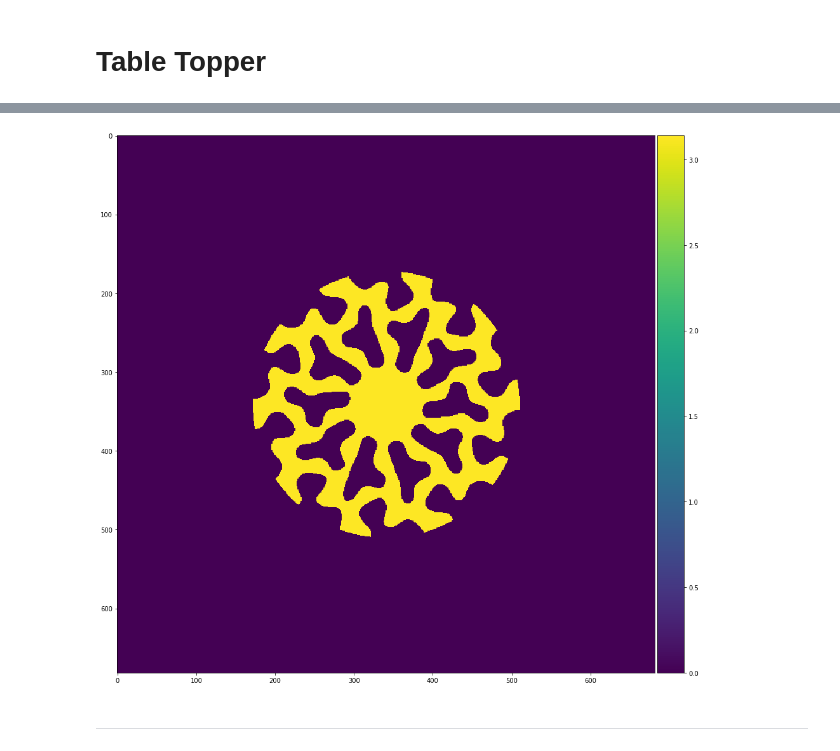
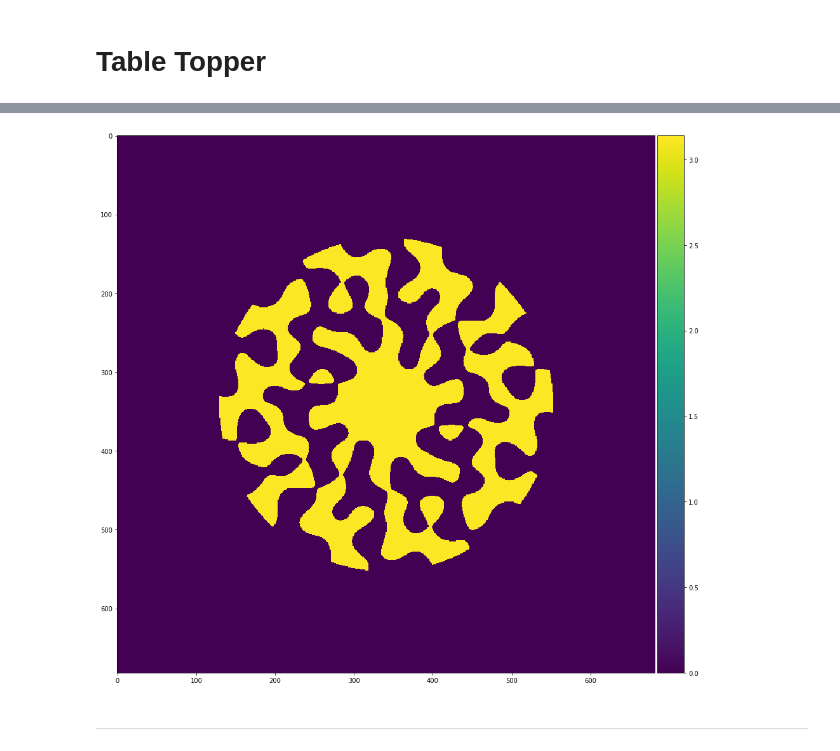
Before and after one commit to LouisDesdoigts/Pupil_design, a Jupyter notebook: Pupil_simulations/TableTopper.ipynb, the cells around one changed output, grey strips where cells are left out. Saved outputs shown, nothing was run; the diff lists cells and outputs as text; code cells hidden in the pictures.

```diff
--- a/Pupil_simulations/TableTopper.ipynb
+++ b/Pupil_simulations/TableTopper.ipynb
@@ -10,6 +10,8 @@ from numpy.fft import ifft2
 from numpy.fft import fftshift
 from numpy.fft import ifftshift
 from mpl_toolkits.axes_grid1 import make_axes_locatable
+
+image_path = "Images/"
 # %%
 def generate_spiral(gridsize, aperture, r_max, r_min, splits, settings):
     split = splits
@@ -89,7 +91,7 @@ def spiral(r, phi, aperture, r_max, r_min, split, first, second, third, fourth):
 #         v = np.complex(0,0)
     return v
 # %%
-def modify_FT(FT, p, sig1, sig2, mult=False):
+def modify_FT(FT, p, sig1, sig2, mult):
     shape = np.shape(FT)
     out = np.zeros(shape)
     mu = shape[0]//2
@@ -99,6 +101,7 @@ def modify_FT(FT, p, sig1, sig2, mult=False):
             g1 = gaussian(i, j, p, mu, sig1)
             g2 = gaussian(i, j, p, mu, sig2)
             G = g1-g2
+#             G = g1
             if G < 0:
                 G = 0
             if not mult:
@@ -127,21 +130,22 @@ def binarise(wf, aperture, r_max):
     black = -np.complex(1,0)
     v = np.complex(0,0)
 
-    R = []
-    A = []
+#     R = []
+#     A = []
 
     for i in range(gridsize):
         for j in range(gridsize):
             x = i - c
             y = j - c
             r = sampling*hypot(x,y)
-            R.append(r)
+#             R.append(r)
             if r > r_max:
                 wfarr[i][j] = v
             else:
 #                 wfarr[i][j] = black if np.angle(wf[i][j])/2 >= 1/(2**0.5) else white
-                wfarr[i][j] = black if np.abs(np.angle(wf[i][j])) > np.pi/4 else white
-            A.append(np.angle(wf[i][j]))
+                wfarr[i][j] = black if np.abs(np.angle(wf[i][j])) > np.pi/2 else white
+#                 wfarr[i][j] = black if np.abs(np.angle(wf[i][j])) > np.pi/4 else white
+#             A.append(np.angle(wf[i][j]))
 
     return wfarr
 
@@ -175,7 +179,7 @@ def iterate(wf, p, sig1, sig2, aperture, r_max, mult=False):
 # %%
-# from mpl_toolkits.mplot3d import Axes3D
+from mpl_toolkits.mplot3d import Axes3D
 
-# fig = plt.figure(figsize=(8,8))
-# ax = fig.add_subplot(111, projection='3d')
-# ax.plot_wireframe(X, Y, A, color='b')
-# plt.show()
+fig = plt.figure(figsize=(8,8))
+ax = fig.add_subplot(111, projection='3d')
+ax.plot_wireframe(X, Y, A, color='b')
+plt.show()
@@ -182,6 +188,6 @@ def iterate(wf, p, sig1, sig2, aperture, r_max, mult=False):
 # %%
-a = 2.5
-b = 8
+a = 3
+b = 1
 
 aperture = 0.015*a               # Aperture (m)
 gridsize = 1024*b                # Gridsize of the wavefront array
@@ -197,18 +203,21 @@ second = [[0,1],[1,0],[0,1],[1,0],[0,1],[1,0],[0,1],[1,0],[0,1],[1,1],[1,1],[1,1
 third  = [[1,0],[0,1],[1,0],[0,1],[1,0],[0,1],[1,0],[0,1],[1,0],[0,1],[1,1],[1,1],[1,0],[0,1],[1,0],[0,1]]
 fourth = [[0,1],[1,0],[0,1],[1,0],[0,1],[1,0],[0,1],[1,0],[0,1],[1,1],[1,1],[1,1],[0,1],[1,0],[0,1],[1,1]]
 settings = [first, second, third, fourth]
+design = "Orig"
 
 # first =  [[0, 1], [1, 0], [1, 1], [0, 1], [0, 0],[0,1],[1,0],[0,1],[1,0],[0,1],[1,1],[1,1],[1,0],[0,1],[1,0],[0,1]]
 # second = [[0, 1], [0, 1], [0, 1], [1, 0], [0, 1],[1,0],[0,1],[1,0],[0,1],[1,1],[1,1],[1,1],[0,1],[1,0],[0,1],[1,1]]
 # third =  [[0, 0], [1, 1], [1, 0], [1, 0], [1, 0],[0,1],[1,0],[0,1],[1,0],[0,1],[1,1],[1,1],[1,0],[0,1],[1,0],[0,1]]
 # fourth = [[1, 1], [0, 0], [1, 0], [1, 0], [1, 1],[1,0],[0,1],[1,0],[0,1],[1,1],[1,1],[1,1],[0,1],[1,0],[0,1],[1,1]]
 # settings = [first, second, third, fourth]
+# design = "Optimal_half"
 
 # first =  [[0, 1], [0, 1], [1, 0], [0, 0], [1, 0], [1, 0],[0,1],[1,0],[0,1],[1,0],[0,1],[1,1],[1,1],[1,0],[0,1],[1,0],[0,1]]
 # second = [[0, 1], [1, 0], [0, 1], [1, 1], [0, 1], [0, 1],[1,0],[0,1],[1,0],[0,1],[1,1],[1,1],[1,1],[0,1],[1,0],[0,1],[1,1]]
 # third =  [[0, 1], [0, 1], [1, 0], [1, 0], [1, 0], [1, 0],[0,1],[1,0],[0,1],[1,0],[0,1],[1,1],[1,1],[1,0],[0,1],[1,0],[0,1]]
 # fourth = [[0, 1], [0, 1], [0, 1], [1, 0], [0, 1], [0, 1],[1,0],[0,1],[1,0],[0,1],[1,1],[1,1],[1,1],[0,1],[1,0],[0,1],[1,1]]
 # settings = [first, second, third, fourth]
+# design = "Optimal_full"
 
 p = 10
 sig1 = a*9
@@ -260,20 +291,20 @@ Wall time: 38.6 s
 # %%
 ### Save as fits - PSF_out and wf_out
 c = wf_out.shape[0]//2
-size = 682*4
+size = 682
 WF = wf_out[int(c-size//2):int(c+size//2),int(c-size//2):int(c+size//2)]
 
 fig, axs = plt.subplots(1, 1, figsize=fsize)
 ax = axs
 im = ax.imshow(np.abs(np.angle(WF)))
 plt.colorbar(im, cax=make_axes_locatable(ax).append_axes("right", size="5%", pad=0.05))
 plt.show()
 
 from astropy.io import fits
 hdu = fits.PrimaryHDU(np.abs(np.angle(WF)))
-hdu.writeto('pupil.fits')
+# hdu.writeto('pupil.fits')
 # %% [output]
-[figure, old version]
+[figure, new version]
 # %%
 # P_out = fft2(generate_spiral(gridsize, aperture*1e3, splits[0], splits[-7], splits, settings))
 # %%
```
Also changed, not shown: parts of 3 cells of this notebook, 8 other files.
